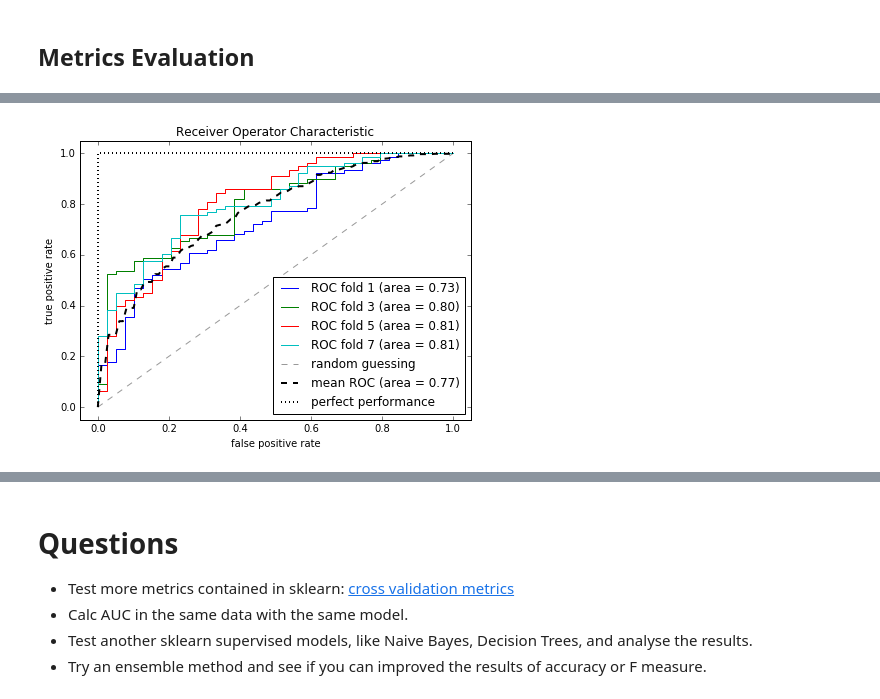
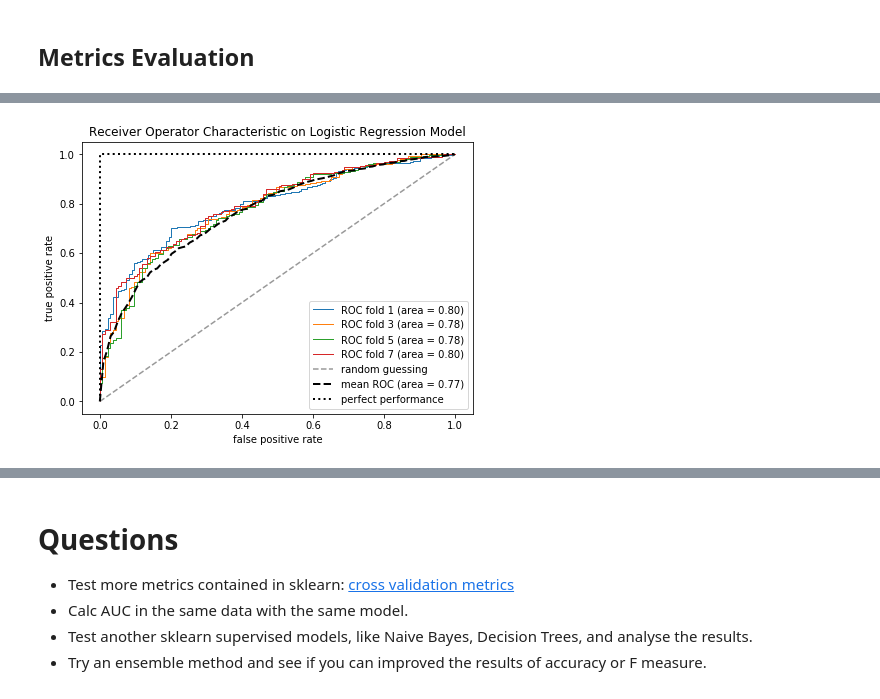
Before and after one commit to sorice/2017paraphrasebsent, a Jupyter notebook: 04.1-Classification.ipynb, the cells around one changed output, grey strips where cells are left out. Drawn from its saved outputs; the diff is of its cells as text; code cells hidden in the pictures.

Commit message:
[doc] updating codes of classification stage 	* adding saving cleaned data to use in the next notebooks

```diff
--- a/04.1-Classification.ipynb
+++ b/04.1-Classification.ipynb
@@ -21,0 +36,5 @@ x,y = msrpc.data, msrpc.target
+# %%
+df.replace(np.nan, df.mean(), inplace=True)
+col_mask=df.isnull().any(axis=0)
+row_mask=df.isnull().any(axis=1)
+df.loc[row_mask,col_mask]
@@ -21,0 +59,9 @@ x,y = msrpc.data, msrpc.target
+# %%
+is_inf = df.yule_distance == np.inf
+is_ninf = df.yule_distance == -np.inf
+yule_mean = df.yule_distance[~is_inf & ~is_ninf].mean()
+print(yule_mean)
+col_mask=df.isnull().any(axis=0)
+row_mask=df.isnull().any(axis=1)
+df.loc[row_mask,col_mask] = yule_mean
+df.replace([np.inf, -np.inf], yule_mean, inplace=True)
@@ -22,9 +78,5 @@ x,y = msrpc.data, msrpc.target
 # %%
-#Dealing with missing data
-from sklearn.preprocessing import Imputer
-imr = Imputer(missing_values='NaN', strategy='mean', axis=0)
-imr = imr.fit(x)
-x = imr.transform(x)
+x = df
 
 #Scaling
 from sklearn.preprocessing import scale
@@ -33,7 +85,7 @@ Xs = scale(x,with_mean=True,with_std=True,axis=0)
 #Multivariate data outliers handling not implemented yet.
 
 #Partitioning data into test and train subsets
-from sklearn.cross_validation import train_test_split
+from sklearn.model_selection import train_test_split
 X_train, X_test, y_train, y_test = train_test_split(Xs, y, test_size=0.3, random_state=4)
 
 #Stratified Kfold not implemented yet.
@@ -44,7 +98,7 @@ X_train, X_test, y_train, y_test = train_test_split(Xs, y, test_size=0.3, random
 from sklearn.linear_model import LogisticRegression
 
 # instantiate the model (using the default parameters)
-logreg = LogisticRegression()
+logreg = LogisticRegression(max_iter=200, n_jobs=4, multi_class='ovr')
 
 #New data after Feature Selection
 #Xs_train, ys_train, Xs_test, ys_test = get_train_test(x_n,Y)
@@ -80,54 +134,53 @@ metrics.roc_curve(y_test, y_pred)
  array([2, 1, 0]))
 # %%
-from sklearn.cross_validation import StratifiedKFold
+from sklearn.model_selection import StratifiedKFold
 import numpy as np
 from sklearn.pipeline import Pipeline
 from sklearn.preprocessing import StandardScaler
 from sklearn.decomposition import PCA
 from sklearn.metrics import roc_curve, auc
-from scipy import interp
 
 X_train2 = X_train#[:, [4, 14]] #Modified this to have feature selection
 
-cv = StratifiedKFold(y_train, n_folds=10, random_state=1)
+skfolds = StratifiedKFold(n_splits=10)
 
 fig = plt.figure(figsize=(7, 5))
 mean_tpr = 0.0
 mean_fpr = np.linspace(0, 1, 100)
 all_tpr = []
 
 pipe_lr = Pipeline([('scl', StandardScaler()),
                     ('pca', PCA(n_components=2)),
-                    ('clf', LogisticRegression(random_state=1))])
+                    ('clf', LogisticRegression(random_state=1, max_iter=200, n_jobs=4, multi_class='ovr'))])
 
-for i, (train, test) in enumerate(cv):
+for i, (train, test) in enumerate(skfolds.split(X_train2,y_train)):
     probas = pipe_lr.fit(X_train2[train],y_train[train]).predict_proba(X_train2[test])
     fpr, tpr, thresholds = roc_curve(y_train[test],probas[:, 1],pos_label=1)
-    mean_tpr += interp(mean_fpr, fpr, tpr)
+    mean_tpr += np.interp(mean_fpr, fpr, tpr)
     mean_tpr[0] = 0.0
     roc_auc = auc(fpr, tpr)
     if i in [0,2,4,6]:
         plt.plot(fpr, tpr, lw=1, label='ROC fold %d (area = %0.2f)' % (i+1, roc_auc))
 
 plt.plot([0, 1], [0, 1], linestyle='--', color=(0.6, 0.6, 0.6), label='random guessing')
-mean_tpr /= len(cv)
+mean_tpr /= 10
 mean_tpr[-1] = 1.0
 mean_auc = auc(mean_fpr, mean_tpr)
 
 plt.plot(mean_fpr, mean_tpr, 'k--',
          label='mean ROC (area = %0.2f)' % mean_auc, lw=2)
 
 plt.plot([0, 0, 1], [0, 1, 1], lw=2, ls=':', color='black', label='perfect performance')
 
 plt.xlim([-0.05, 1.05])
 plt.ylim([-0.05, 1.05])
 plt.xlabel('false positive rate')
 plt.ylabel('true positive rate')
 plt.title('Receiver Operator Characteristic on Logistic Regression Model')
 plt.legend(loc="lower right")
 plt.show()
 # %% [output]
-[figure, old version]
+[figure, new version]
 # %%
 from sklearn.svm import SVC # "Support Vector Classifier"
 
```
Also changed, not shown: parts of 26 cells of this notebook, 1 other file.
